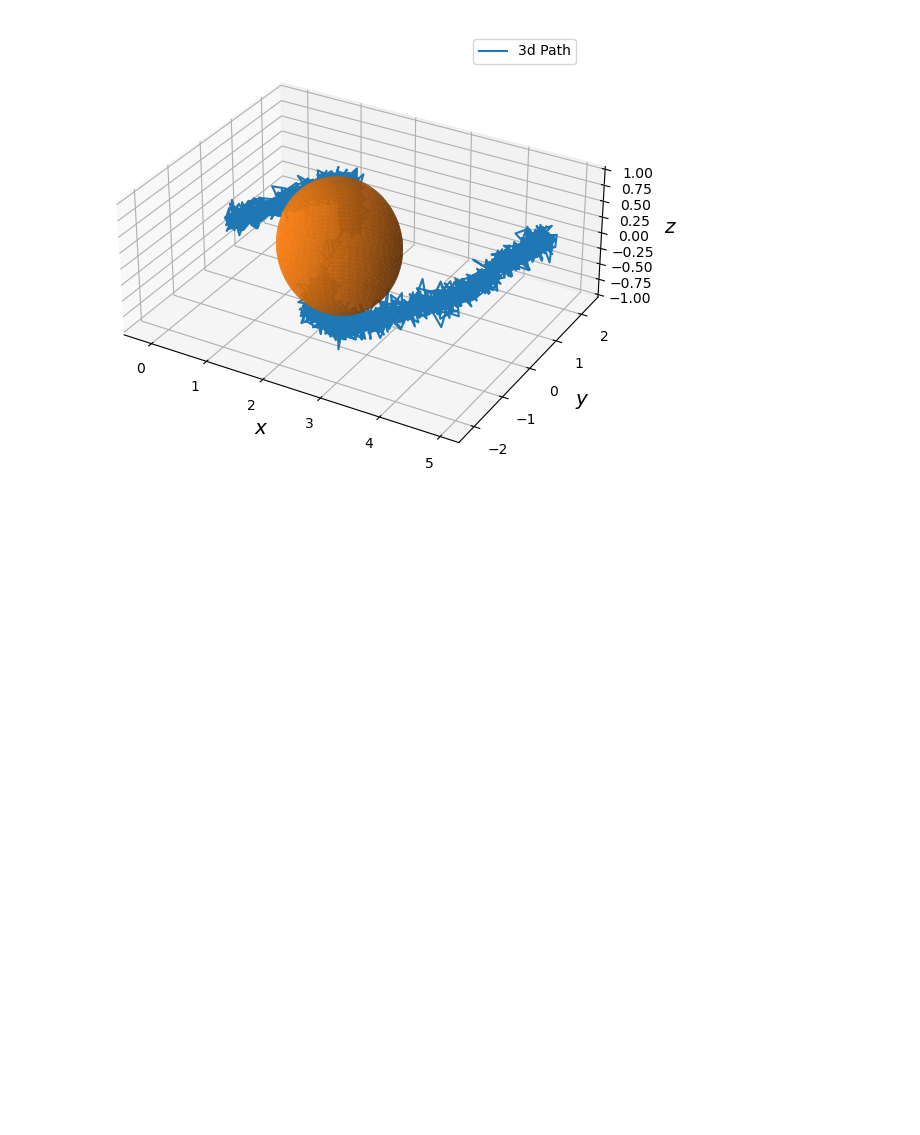
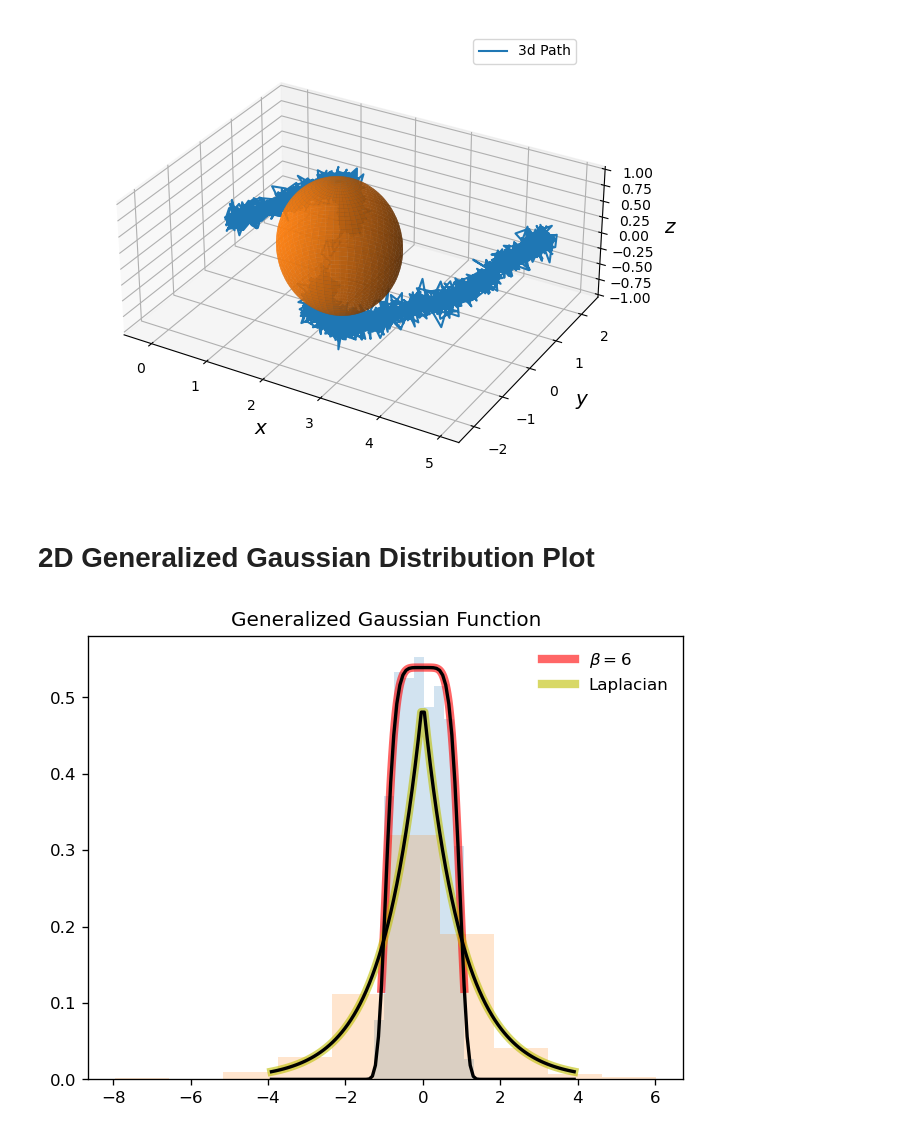
Before and after one commit to wngfra/tac3d, a Jupyter notebook: notebooks/nengo_demo.ipynb, the cells around one changed output. Cells and saved outputs as stored; diff of their text form; code cells hidden in the pictures; blank space fills up the shorter version.

Commit message:
added plot of GGM

```diff
--- a/notebooks/demo.ipynb
+++ b/notebooks/nengo_demo.ipynb
@@ -181,19 +181,36 @@ plot_3d(sim.data)
 plt.tight_layout()
 # %% [output]
 [figure]
+# %% [markdown]
+# 2D Generalized Gaussian Distribution Plot
 # %%
-fig, ax = plt.subplots(1, 1, dpi=300)
+import numpy as np
+from scipy.stats import gennorm
+import matplotlib.pyplot as plt
+
+fig, ax = plt.subplots(1, 1, dpi=120)
 beta = 6
-mean, var, skew, kurt = gennorm.stats(beta, moments='mvsk')
+# mean, var, skew, kurt = gennorm.stats(beta, moments='mvsk')
 x = np.linspace(gennorm.ppf(0.01, beta), gennorm.ppf(0.99, beta), 100)
+ax.plot(x, gennorm.pdf(x, beta), 'r-', lw=5, alpha=0.6, label=r'$\beta=${}'.format(beta))
 
-ax.plot(x, gennorm.pdf(x, beta), 'r-', lw=5, alpha=0.6, label='Generalized')
+x = np.linspace(gennorm.ppf(0.01, 1), gennorm.ppf(0.99, 1), 100)
+ax.plot(x, gennorm.pdf(x, 1), 'y-', lw=5, alpha=0.6, label='Laplacian')
 
 rv = gennorm(beta)
 ax.plot(x, rv.pdf(x), 'k-', lw=2)
 gennorm.rvs(beta, size=1000)
 r = gennorm.rvs(beta, size=1000)
 ax.hist(r, density=True, histtype='stepfilled', alpha=0.2)
 ax.legend(loc='best', frameon=False)
-plt.title(r'$\beta$={}'.format(beta))
+
+rv = gennorm(1)
+ax.plot(x, rv.pdf(x), 'k-', lw=2)
+gennorm.rvs(1, size=1000)
+r = gennorm.rvs(1, size=1000)
+ax.hist(r, density=True, histtype='stepfilled', alpha=0.2)
+ax.legend(loc='best', frameon=False)
+plt.title('Generalized Gaussian Function')
 plt.show()
+# %% [output]
+[figure, added]
```
Also changed, not shown: 4 other files.
